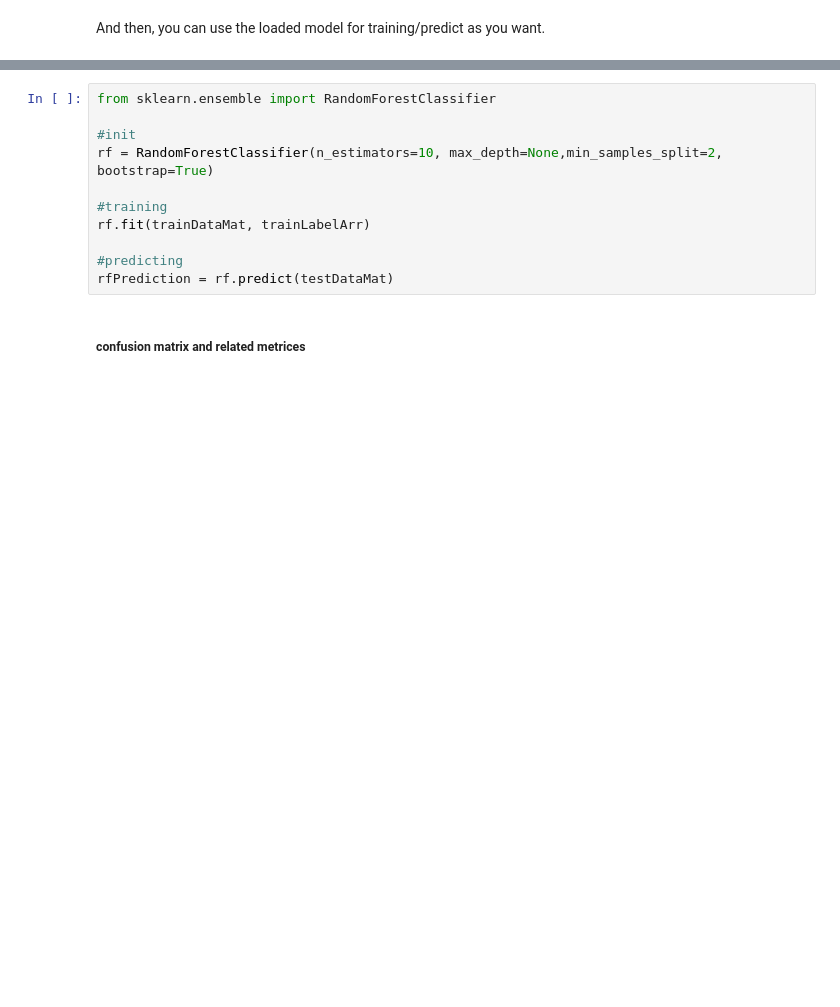
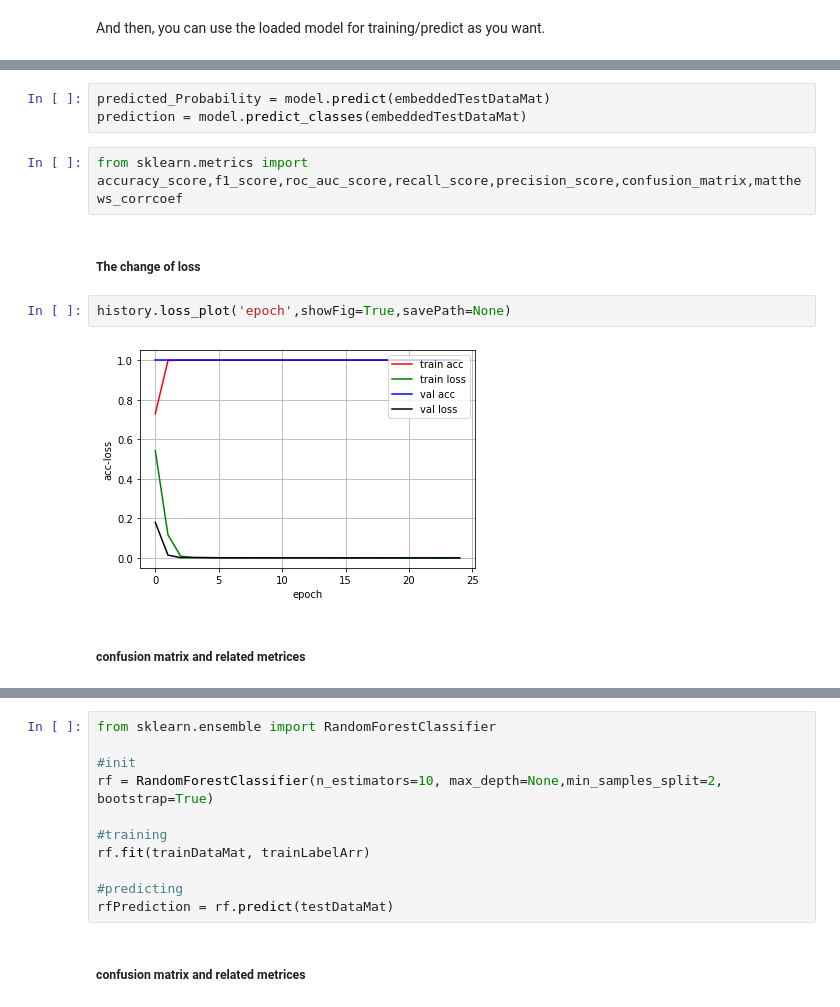
Before and after one commit to jingry/autoBioSeqpy, a Jupyter notebook: notebook/tutorial in jupyter notebook.ipynb, the cells around one changed output, grey strips where cells are left out. Cells and saved outputs as stored; diff of their text form; blank space fills up the shorter version.

```diff
--- a/notebook/tutorial in jupyter notebook.ipynb
+++ b/notebook/tutorial in jupyter notebook.ipynb
@@ -518,0 +777,13 @@ And then, you can use the loaded model for training/predict as you want.
+# %%
+predicted_Probability = model.predict(embeddedTestDataMat)
+prediction = model.predict_classes(embeddedTestDataMat)
+# %%
+from sklearn.metrics import accuracy_score,f1_score,roc_auc_score,recall_score,precision_score,confusion_matrix,matthews_corrcoef
+# %% [markdown]
+<h5>The change of loss</h5>
+# %%
+history.loss_plot('epoch',showFig=True,savePath=None)
+# %% [output]
+[figure, added]
+# %% [markdown]
+<h5>confusion matrix and related metrices</h5>
```
Also changed, not shown: parts of 40 cells of this notebook.
